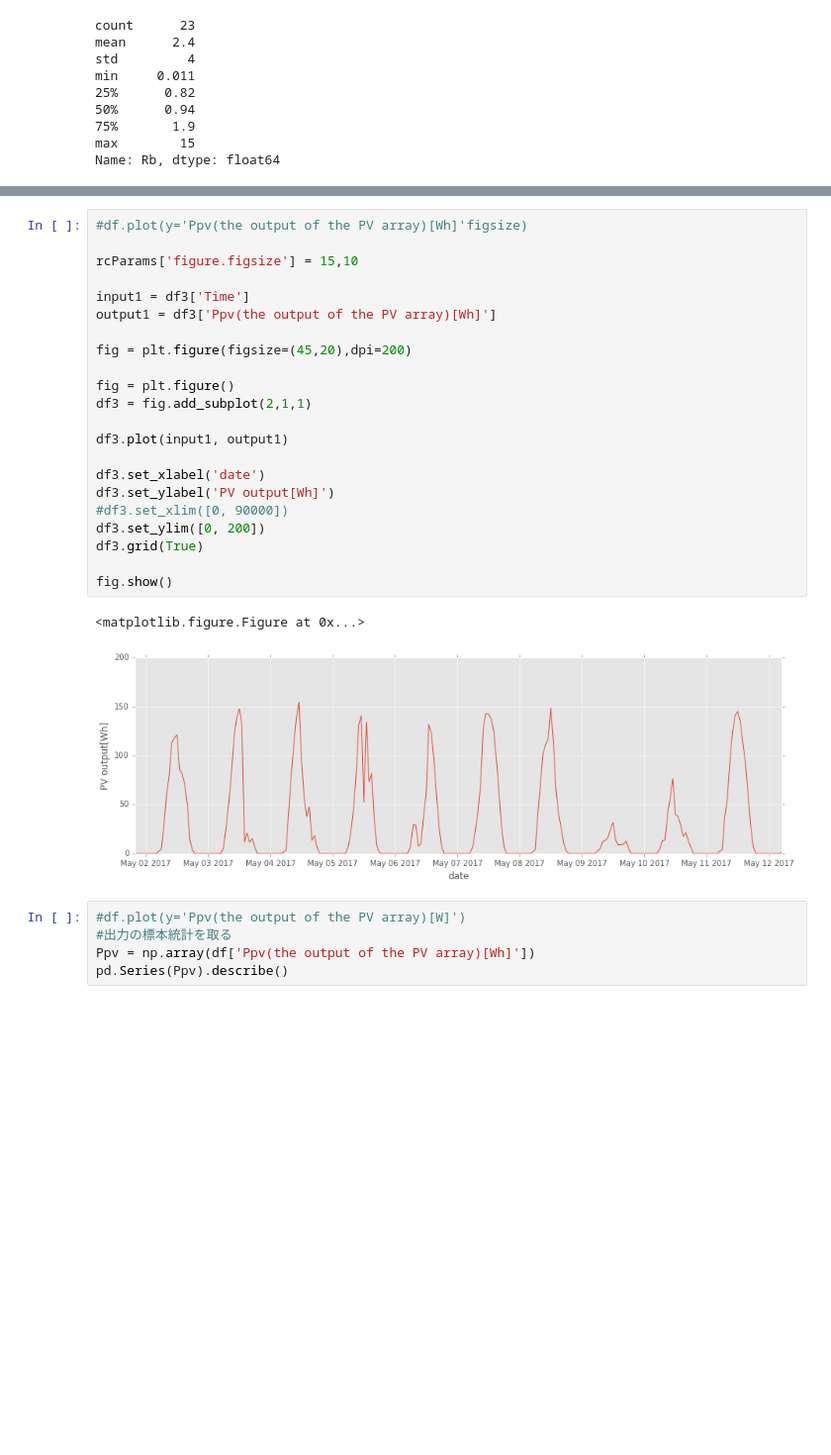
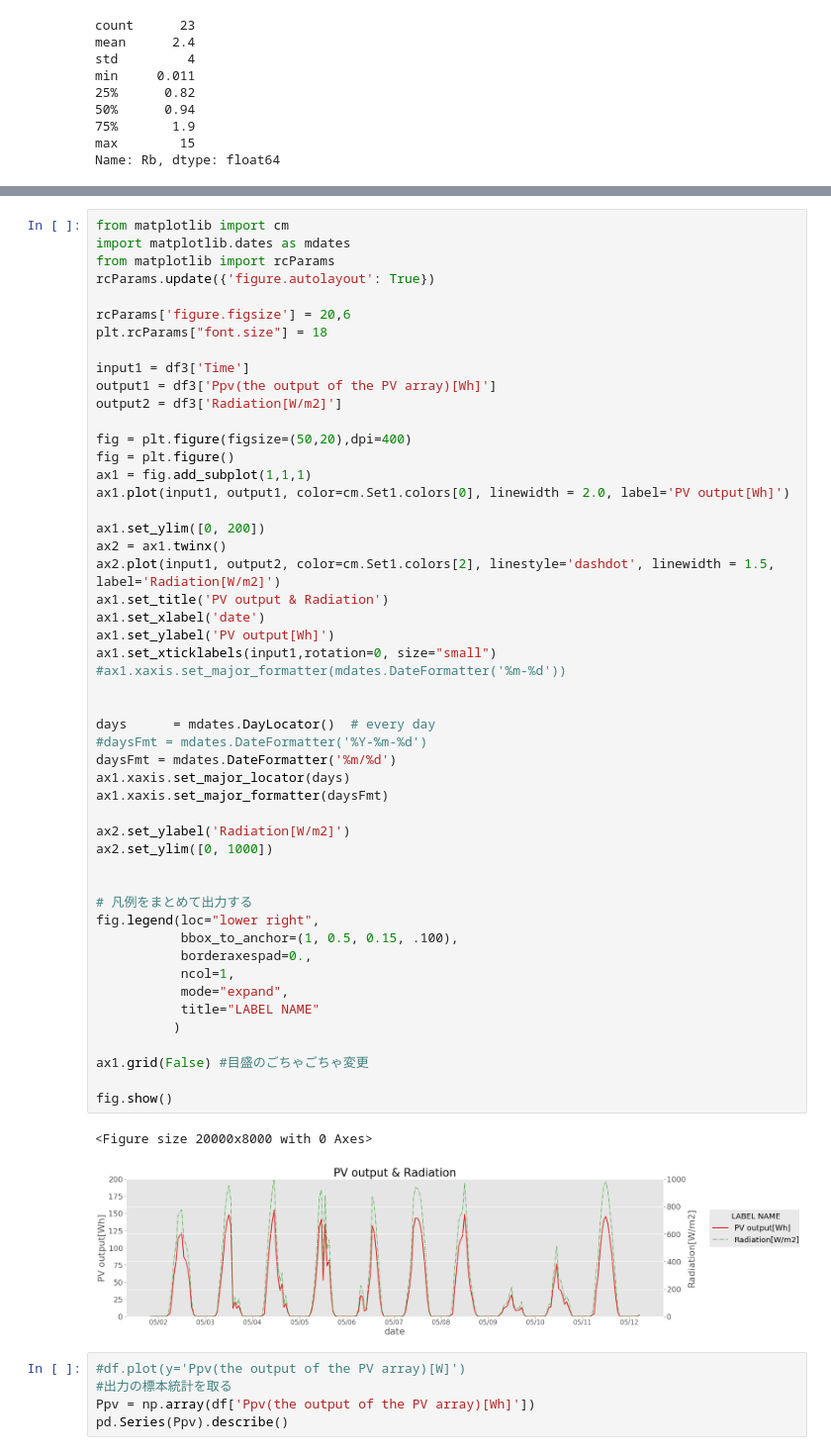
Before and after one commit to insideman02468/Cloud9, a Jupyter notebook: Jupyter/MyNotebook/Energy Analysis/PV for weekly meeting.ipynb, the cells around one changed output, grey strips where cells are left out. Shown at 99% size. Cells and saved outputs as stored; diff of their text form; blank space fills up the shorter version.

```diff
--- a/Jupyter/MyNotebook/Energy Analysis/PV for weekly meeting.ipynb
+++ b/Jupyter/MyNotebook/Energy Analysis/PV for weekly meeting.ipynb
@@ -496,28 +496,56 @@ df.plot(y='Ppv(the output of the PV array)[Wh]')
-# %%
-#df.plot(y='Ppv(the output of the PV array)[Wh]'figsize)
-
-rcParams['figure.figsize'] = 15,10
-
-input1 = df3['Time']
-output1 = df3['Ppv(the output of the PV array)[Wh]']
-
-fig = plt.figure(figsize=(45,20),dpi=200)
-
-fig = plt.figure()
-df3 = fig.add_subplot(2,1,1)
-
-df3.plot(input1, output1)
-
-df3.set_xlabel('date')
-df3.set_ylabel('PV output[Wh]')
-#df3.set_xlim([0, 90000])
-df3.set_ylim([0, 200])
-df3.grid(True)
-
-fig.show()
-# %% [output]
-<matplotlib.figure.Figure at 0x...>
-[figure, removed]
+# %%
+from matplotlib import cm
+import matplotlib.dates as mdates
+from matplotlib import rcParams
+rcParams.update({'figure.autolayout': True})
+
+rcParams['figure.figsize'] = 20,6
+plt.rcParams["font.size"] = 18
+
+input1 = df3['Time']
+output1 = df3['Ppv(the output of the PV array)[Wh]']
+output2 = df3['Radiation[W/m2]']
+
+fig = plt.figure(figsize=(50,20),dpi=400)
+fig = plt.figure()
+ax1 = fig.add_subplot(1,1,1)
+ax1.plot(input1, output1, color=cm.Set1.colors[0], linewidth = 2.0, label='PV output[Wh]')
+
+ax1.set_ylim([0, 200])
+ax2 = ax1.twinx()
+ax2.plot(input1, output2, color=cm.Set1.colors[2], linestyle='dashdot', linewidth = 1.5, label='Radiation[W/m2]')
+ax1.set_title('PV output & Radiation')
+ax1.set_xlabel('date')
+ax1.set_ylabel('PV output[Wh]')
+ax1.set_xticklabels(input1,rotation=0, size="small")
+#ax1.xaxis.set_major_formatter(mdates.DateFormatter('%m-%d'))
+
+
+days      = mdates.DayLocator()  # every day
+#daysFmt = mdates.DateFormatter('%Y-%m-%d')
+daysFmt = mdates.DateFormatter('%m/%d')
+ax1.xaxis.set_major_locator(days)
+ax1.xaxis.set_major_formatter(daysFmt)
+
+ax2.set_ylabel('Radiation[W/m2]')
+ax2.set_ylim([0, 1000])
+
+
+# 凡例をまとめて出力する
+fig.legend(loc="lower right",
+           bbox_to_anchor=(1, 0.5, 0.15, .100),
+           borderaxespad=0.,
+           ncol=1,
+           mode="expand",
+           title="LABEL NAME"
+          )
+
+ax1.grid(False) #目盛のごちゃごちゃ変更
+
+fig.show()
+# %% [output]
+<Figure size 20000x8000 with 0 Axes>
+[figure, added]
 # %%
 #df.plot(y='Ppv(the output of the PV array)[W]')
 #出力の標本統計を取る
```
Also changed, not shown: parts of 9 cells of this notebook, 9 other files.
